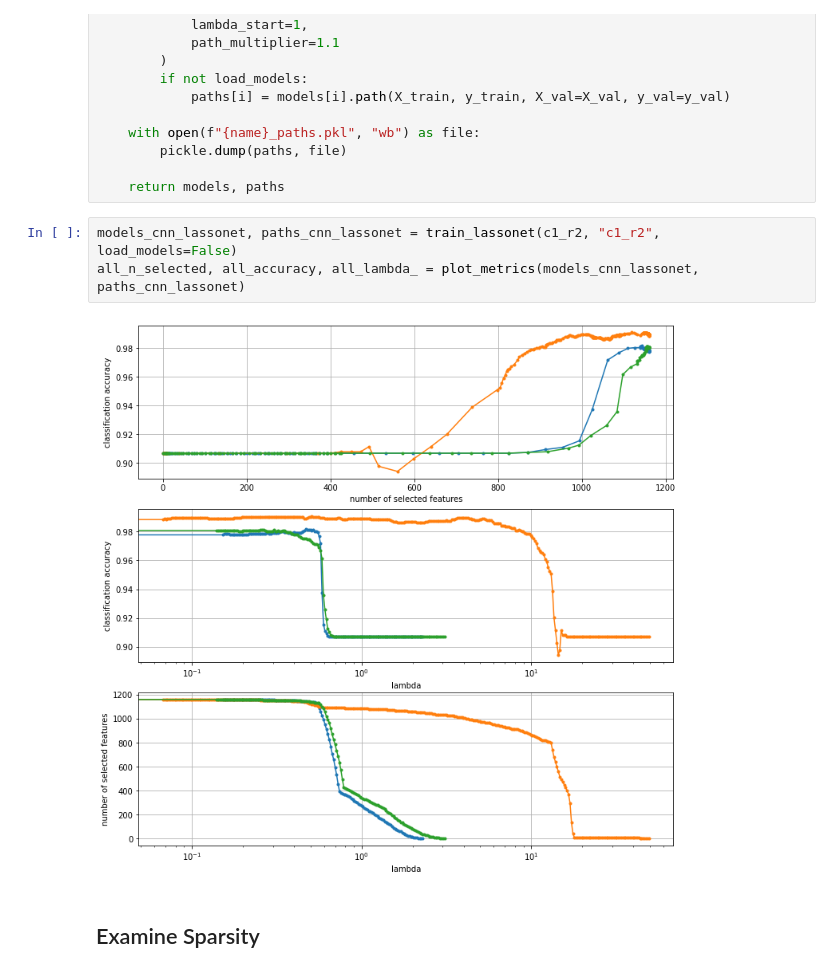
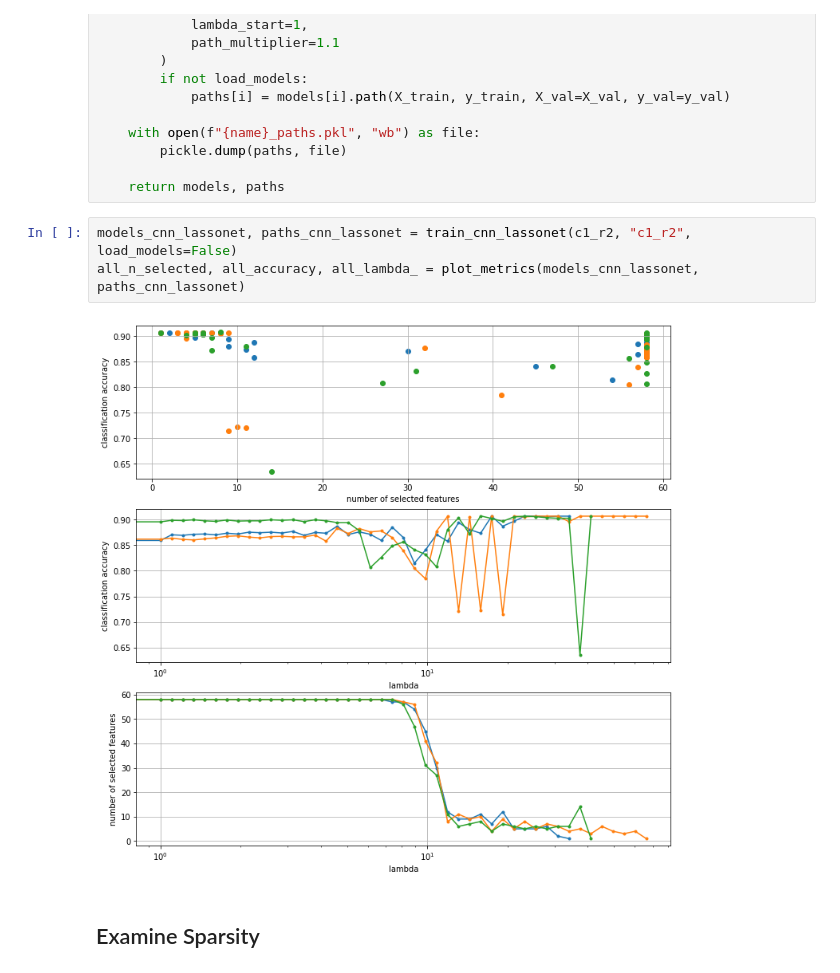
Before and after one commit to wzhang2022/stat195project, a Jupyter notebook: experimentation_c1_r2_cnn.ipynb, the cells around one changed output. Drawn from its saved outputs; the diff is of its cells as text.

```diff
--- a/experimentation_c1_r2_cnn.ipynb
+++ b/experimentation_c1_r2_cnn.ipynb
@@ -297,10 +297,10 @@ def train_cnn_lassonet(data, name, load_models=True):
 
     return models, paths
 # %%
-models_cnn_lassonet, paths_cnn_lassonet = train_lassonet(c1_r2, "c1_r2", load_models=False)
+models_cnn_lassonet, paths_cnn_lassonet = train_cnn_lassonet(c1_r2, "c1_r2", load_models=False)
 all_n_selected, all_accuracy, all_lambda_ = plot_metrics(models_cnn_lassonet, paths_cnn_lassonet)
 # %% [output]
-[figure, old version]
+[figure, new version]
 # %% [markdown]
 ## Examine Sparsity
 # %%
```
Also changed, not shown: parts of 5 cells of this notebook, 21 other files.
